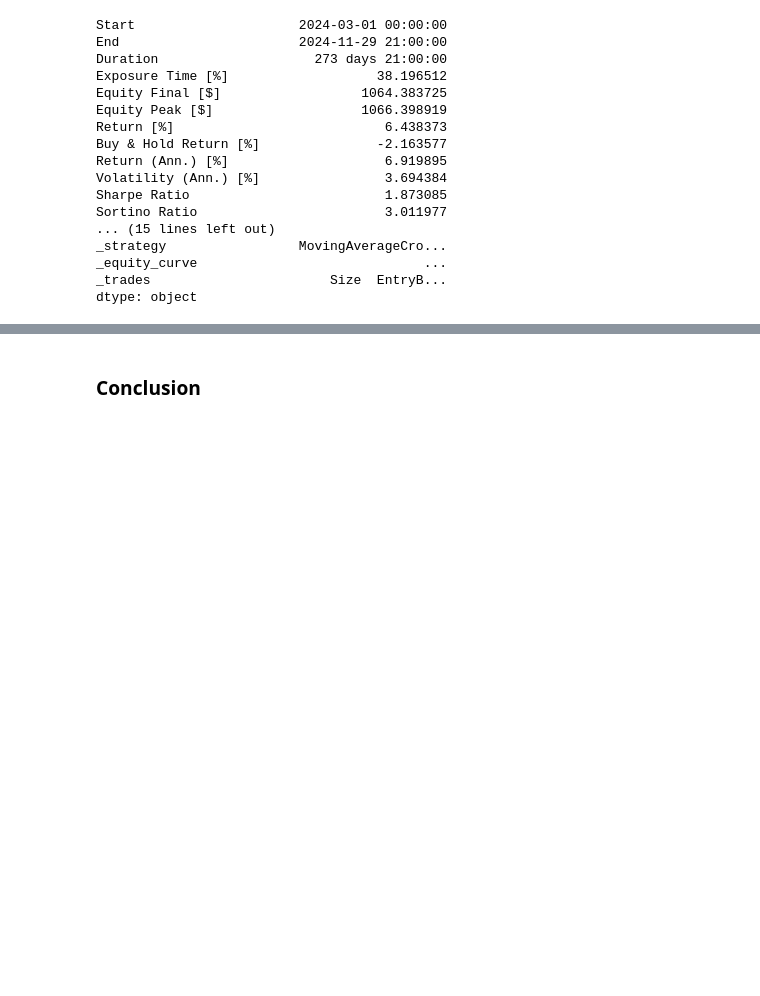
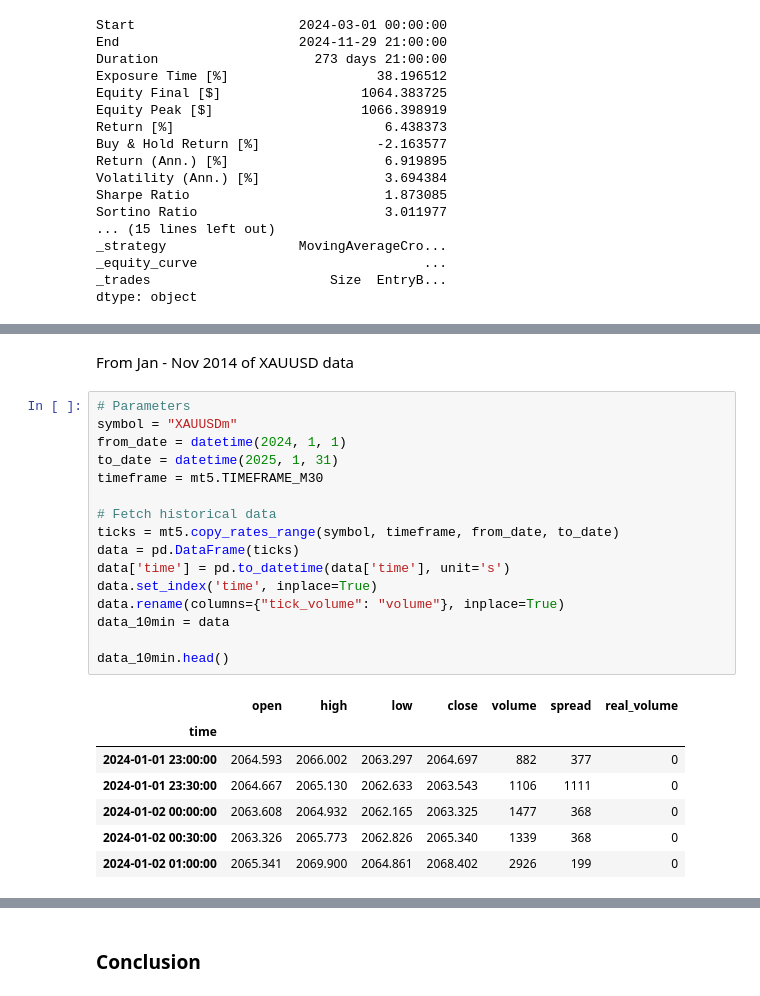
Before and after one commit to Kwamena-A-Yamoah/Forex_Trading_Bot_and_Analysis, a Jupyter notebook: backtest/using backtest lib/ma_eurusdm (bkt).ipynb, the cells around one changed output, grey strips where cells are left out. Saved outputs shown, nothing was run; the diff lists cells and outputs as text; blank space fills up the shorter version.

```diff
--- a/backtest/using backtest lib/ma_eurusdm (bkt).ipynb
+++ b/backtest/using backtest lib/ma_eurusdm (bkt).ipynb
@@ -343,0 +1438,26 @@ GridPlot(id='p3580', ...)
+# %% [markdown]
+From Jan - Nov 2014 of XAUUSD data
+# %%
+# Parameters
+symbol = "XAUUSDm"
+from_date = datetime(2024, 1, 1)
+to_date = datetime(2025, 1, 31)
+timeframe = mt5.TIMEFRAME_M30
+
+# Fetch historical data
+ticks = mt5.copy_rates_range(symbol, timeframe, from_date, to_date)
+data = pd.DataFrame(ticks)
+data['time'] = pd.to_datetime(data['time'], unit='s')
+data.set_index('time', inplace=True)
+data.rename(columns={"tick_volume": "volume"}, inplace=True)
+data_10min = data
+
+data_10min.head()
+# %% [output]
+|  | open | high | low | close | volume | spread | real_volume |
+| time |  |  |  |  |  |  |  |
+| 2024-01-01 23:00:00 | 2064.593 | 2066.002 | 2063.297 | 2064.697 | 882 | 377 | 0 |
+| 2024-01-01 23:30:00 | 2064.667 | 2065.130 | 2062.633 | 2063.543 | 1106 | 1111 | 0 |
+| 2024-01-02 00:00:00 | 2063.608 | 2064.932 | 2062.165 | 2063.325 | 1477 | 368 | 0 |
+| 2024-01-02 00:30:00 | 2063.326 | 2065.773 | 2062.826 | 2065.340 | 1339 | 368 | 0 |
+| 2024-01-02 01:00:00 | 2065.341 | 2069.900 | 2064.861 | 2068.402 | 2926 | 199 | 0 |
```
Also changed, not shown: parts of 53 cells of this notebook, 6 other files.
